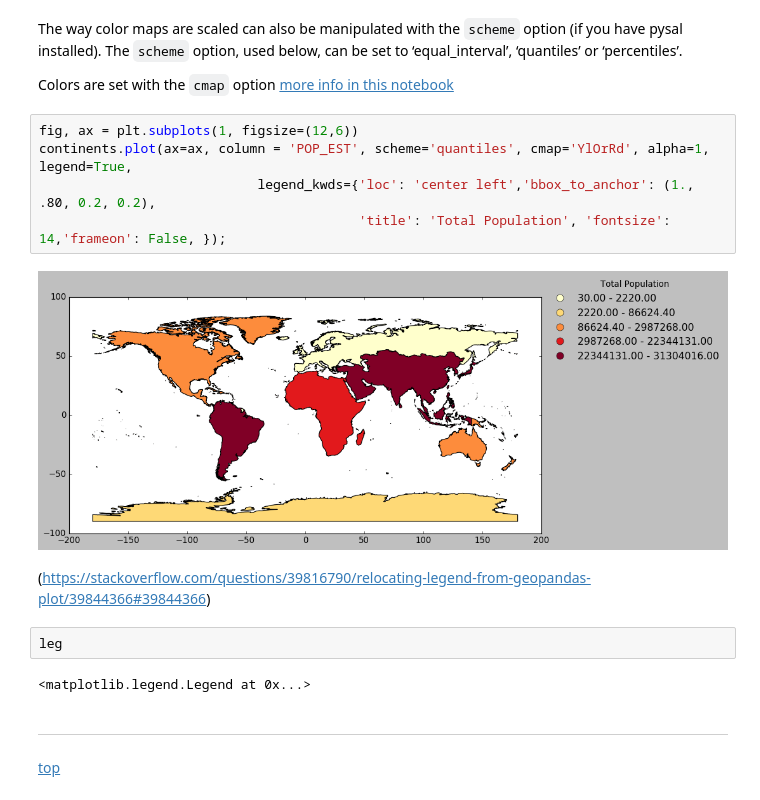
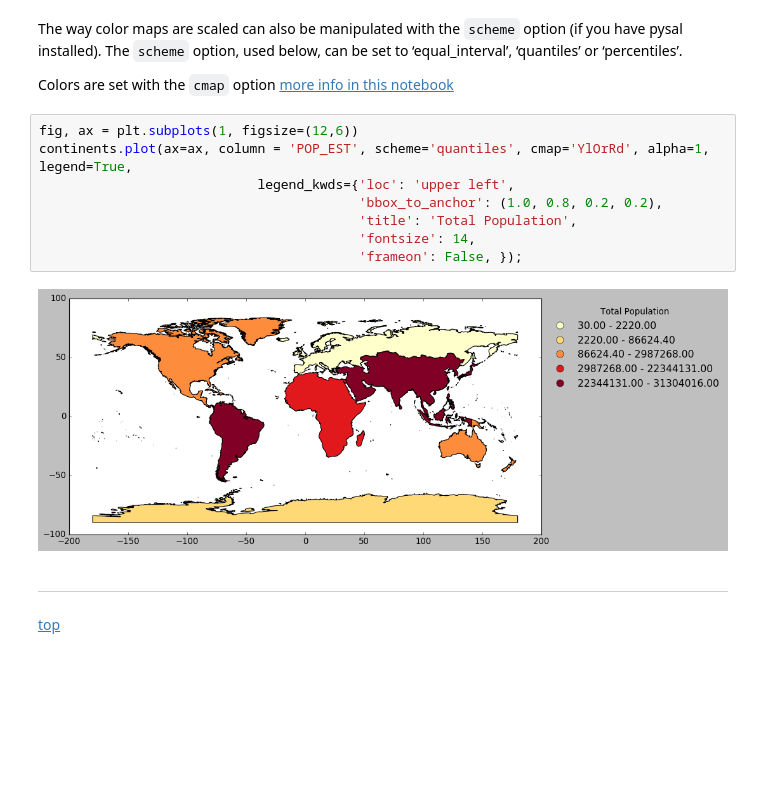
Before and after one commit to MarkCruse/python-jupyter-notebooks, a Jupyter notebook: geopandas-101.ipynb, the cells around one changed output. Saved outputs shown, nothing was run; the diff lists cells and outputs as text; blank space fills up the shorter version.

Commit message:
tweak to legend_kwds

```diff
--- a/geopandas-101.ipynb
+++ b/geopandas-101.ipynb
@@ -654,16 +656,13 @@ Colors are set with the `cmap` option [more info in this notebook](./colormap-re
 # %%
 fig, ax = plt.subplots(1, figsize=(12,6))
 continents.plot(ax=ax, column = 'POP_EST', scheme='quantiles', cmap='YlOrRd', alpha=1, legend=True,
-                            legend_kwds={'loc': 'center left','bbox_to_anchor': (1., .80, 0.2, 0.2),
-                                         'title': 'Total Population', 'fontsize': 14,'frameon': False, });
+                            legend_kwds={'loc': 'upper left',
+                                         'bbox_to_anchor': (1.0, 0.8, 0.2, 0.2),
+                                         'title': 'Total Population',
+                                         'fontsize': 14,
+                                         'frameon': False, });
 # %% [output]
-[figure, old version]
+[figure, new version]
-# %% [markdown]
-(https://stackoverflow.com/questions/39816790/relocating-legend-from-geopandas-plot/39844366#39844366)
-# %%
-leg
-# %% [output]
-<matplotlib.legend.Legend at 0x...>
 # %% [markdown]
 ***
 [top](#Table-of-Contents)
```
Also changed, not shown: parts of 3 cells of this notebook.
